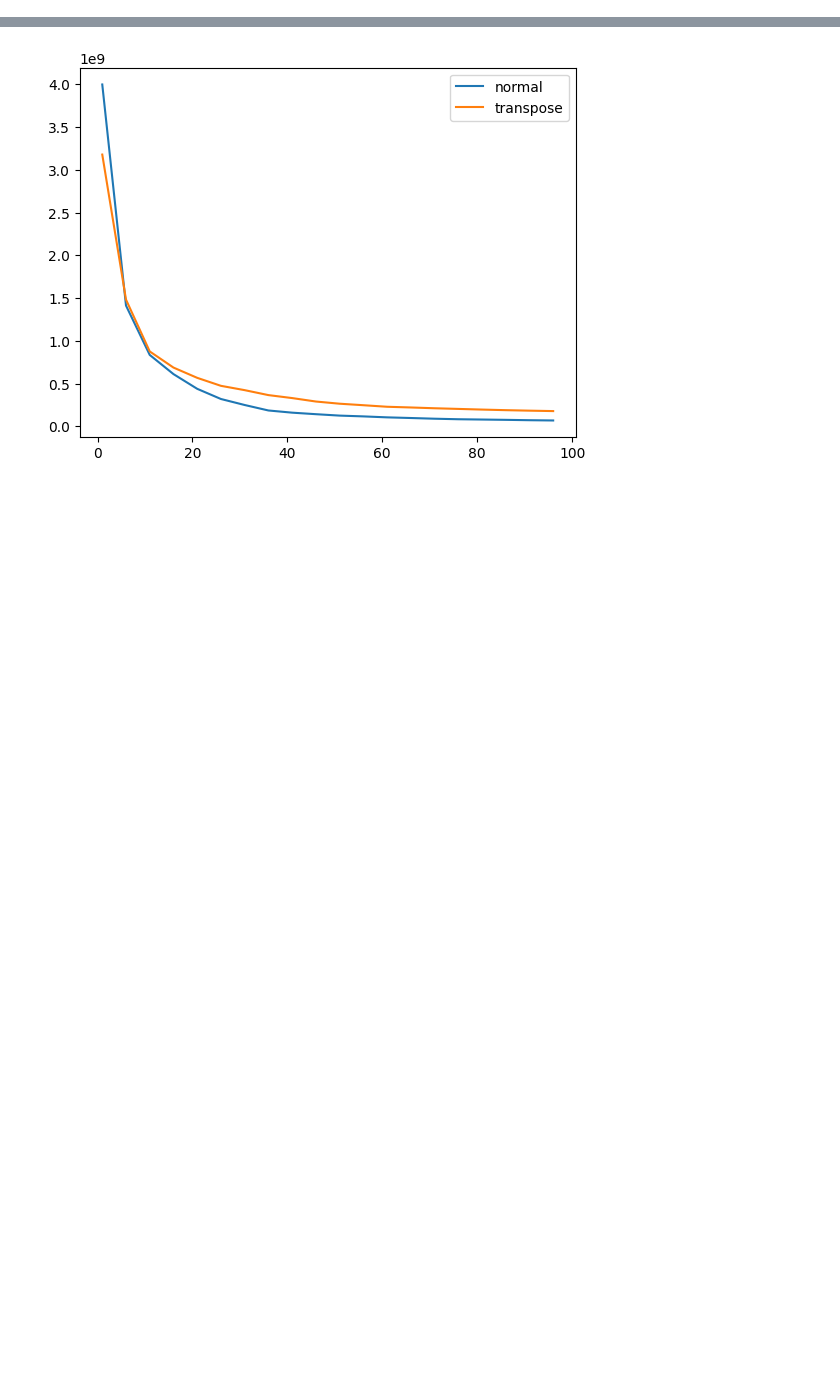
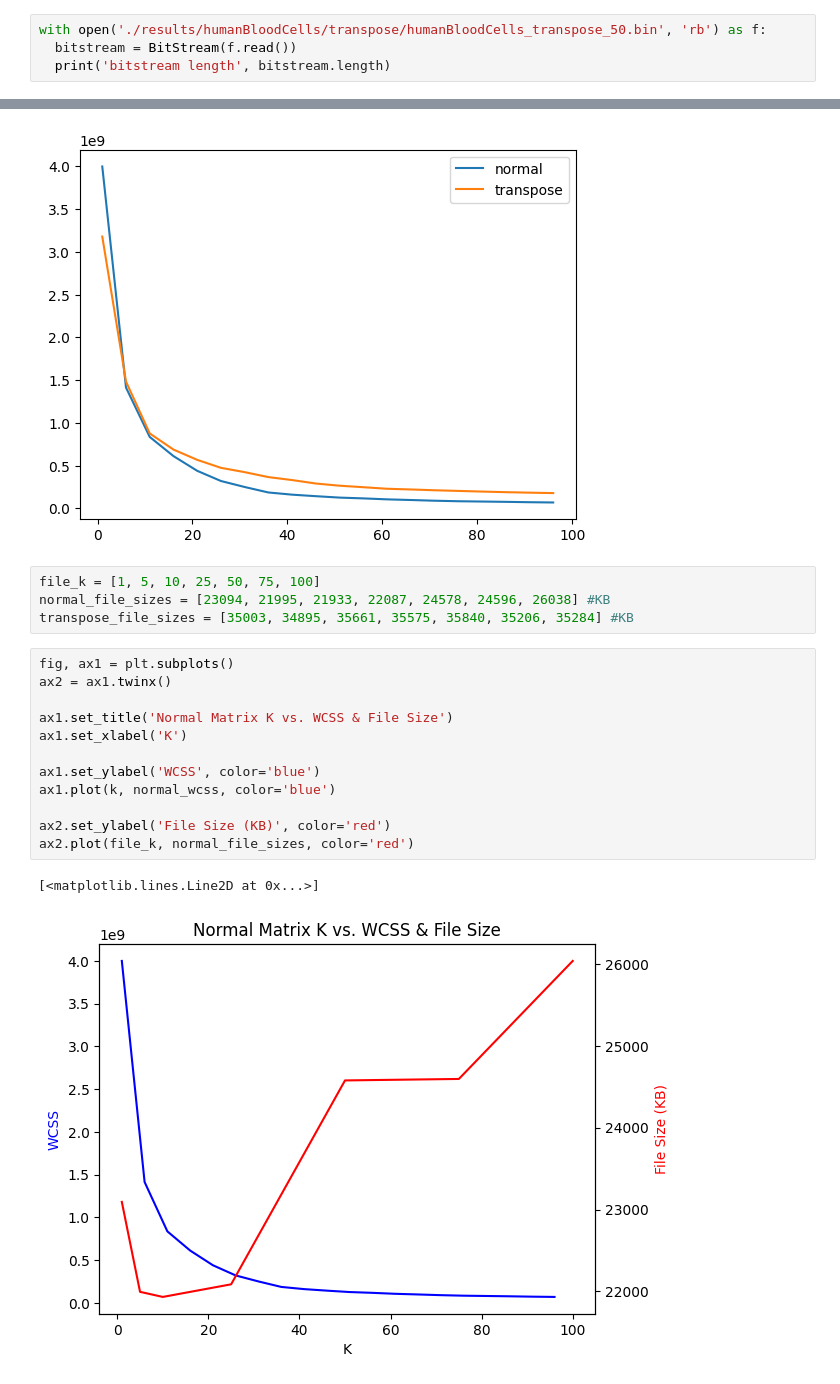
Before and after one commit to nkanchinadam/single-cell-matrix-compression, a Jupyter notebook: k-means.ipynb, the cells around one changed output, grey strips where cells are left out. Drawn from its saved outputs; the diff is of its cells as text; blank space fills up the shorter version.

Commit message:
added K-Means elbow point graphs & average file size calculations

```diff
--- a/k-means.ipynb
+++ b/k-means.ipynb
@@ -123,3 +123,7 @@ rle_bitstream, run_lengths = encode_rle(None)
 print('rle length', rle_bitstream.length)
 # %% [output]
 rle length 333655929
+# %%
+with open('./results/humanBloodCells/transpose/humanBloodCells_transpose_50.bin', 'rb') as f:
+  bitstream = BitStream(f.read())
+  print('bitstream length', bitstream.length)
@@ -254,3 +260,22 @@ plt.legend()
 # %% [output]
 <matplotlib.legend.Legend at 0x...>
 [figure]
+# %%
+file_k = [1, 5, 10, 25, 50, 75, 100]
+normal_file_sizes = [23094, 21995, 21933, 22087, 24578, 24596, 26038] #KB
+transpose_file_sizes = [35003, 34895, 35661, 35575, 35840, 35206, 35284] #KB
+# %%
+fig, ax1 = plt.subplots()
+ax2 = ax1.twinx()
+
+ax1.set_title('Normal Matrix K vs. WCSS & File Size')
+ax1.set_xlabel('K')
+
+ax1.set_ylabel('WCSS', color='blue')
+ax1.plot(k, normal_wcss, color='blue')
+
+ax2.set_ylabel('File Size (KB)', color='red')
+ax2.plot(file_k, normal_file_sizes, color='red')
+# %% [output]
+[<matplotlib.lines.Line2D at 0x...>]
+[figure, added]
```
Also changed, not shown: parts of 3 cells of this notebook.
